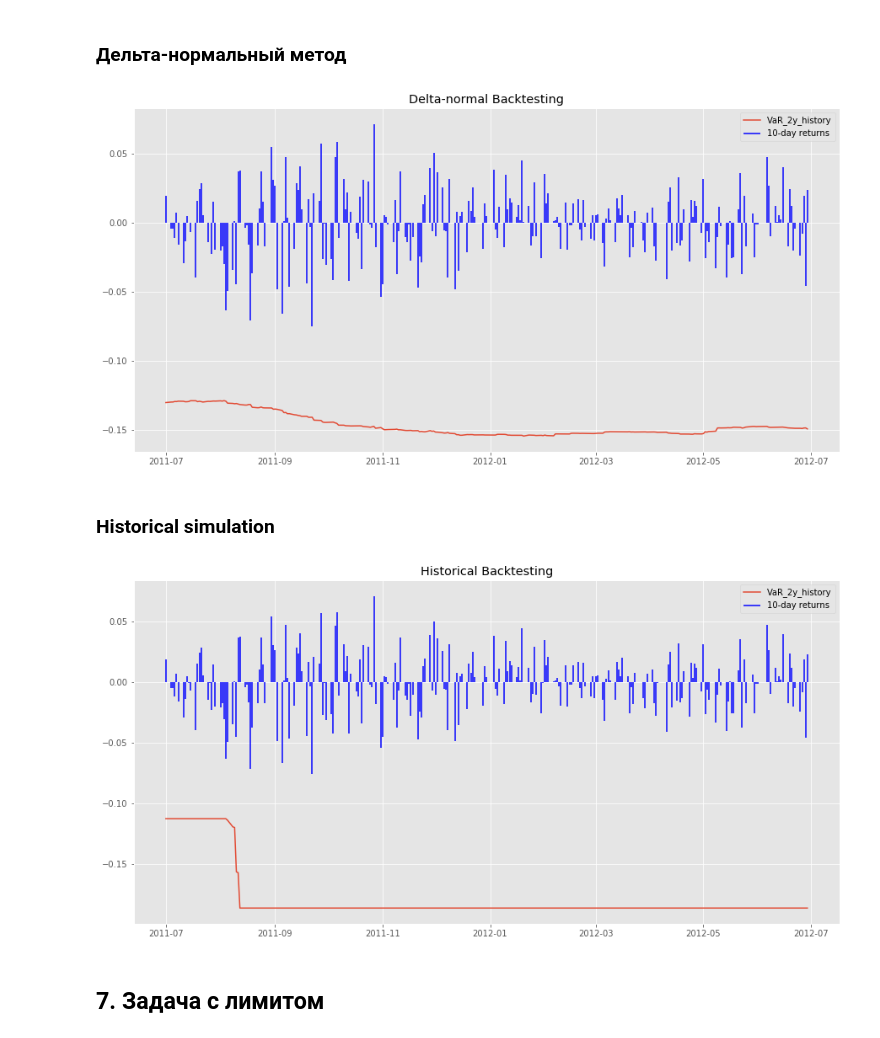
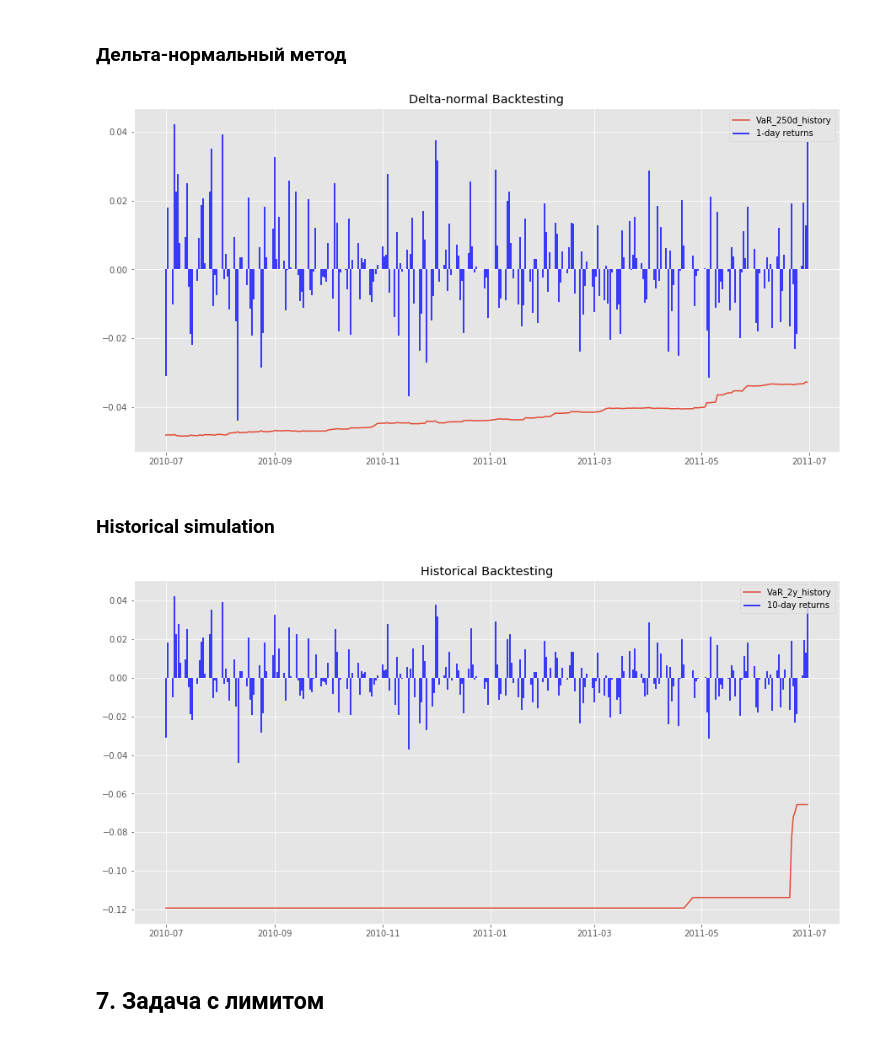
Before and after one commit to andrey-lukyanov/Risk-Management, a Jupyter notebook: RM_final.ipynb, the cells around one changed output. Cells and saved outputs as stored; diff of their text form; code cells hidden in the pictures.

```diff
--- a/RM_final.ipynb
+++ b/RM_final.ipynb
@@ -188,3 +317,5 @@ dtype: float64
+# %%
+historic_stock_returns = (daily_log_returns@p_weights.T)[daily_log_returns.index[252]:daily_log_returns.index[504]]
 # %% [markdown]
 ### Дельта-нормальный метод
 # %%
@@ -192,16 +323,16 @@ p_weights = np.array([0.1, 0.1, 0.1, 0.1, 0.175, 0.175, 0.125, 0.125])
 return_period = 10
 alpha = 0.01
 
-VaR_delta_norm_backtesting = [ -delta_norm_stock_VaR_ES(daily_log_returns.index[i], daily_log_returns.index[504 + i],
-                               p_weights, alpha, return_period = 10)[0] for i in range(251)];
+VaR_delta_norm_backtesting = [ -delta_norm_stock_VaR_ES(daily_log_returns.index[i], daily_log_returns.index[251 + i],
+                               p_weights, alpha, return_period = 1)[0] for i in range(253)];
 
-VaR_delta_norm_backtesting = pd.Series(VaR_delta_norm_backtesting, pd.to_datetime(last_250_p_returns.index))
+VaR_delta_norm_backtesting = pd.Series(VaR_delta_norm_backtesting, pd.to_datetime(historic_stock_returns.index))
 # %%
 plt.figure(figsize=(15,7.5))
 
 plt.plot(VaR_delta_norm_backtesting);
-plt.vlines(last_250_p_returns.index, ymax=list(last_250_p_returns), ymin = 0, colors='b')
-plt.legend(['VaR_2y_history', '10-day returns'])
+plt.vlines(historic_stock_returns.index, ymax=list(historic_stock_returns), ymin = 0, colors='b')
+plt.legend(['VaR_250d_history', '1-day returns'])
 plt.title('Delta-normal Backtesting');
 # %% [output]
-[figure, old version]
+[figure, new version]
@@ -226,11 +350,11 @@ VaR_historical_backtesting = pd.Series(VaR_historical_backtesting, pd.to_datetim
 plt.figure(figsize=(15,7.5))
 
 plt.plot(VaR_historical_backtesting);
-plt.vlines(last_250_p_returns.index, ymax=list(last_250_p_returns), ymin = 0, colors='b')
+plt.vlines(historic_stock_returns.index, ymax=list(historic_stock_returns), ymin = 0, colors='b')
 plt.legend(['VaR_2y_history', '10-day returns'])
 plt.title('Historical Backtesting');
 # %% [output]
-[figure, old version]
+[figure, new version]
 # %% [markdown]
 ## 7. Задача c лимитом
 # %% [markdown]
```
Also changed, not shown: parts of 16 cells of this notebook, 1 other file.
